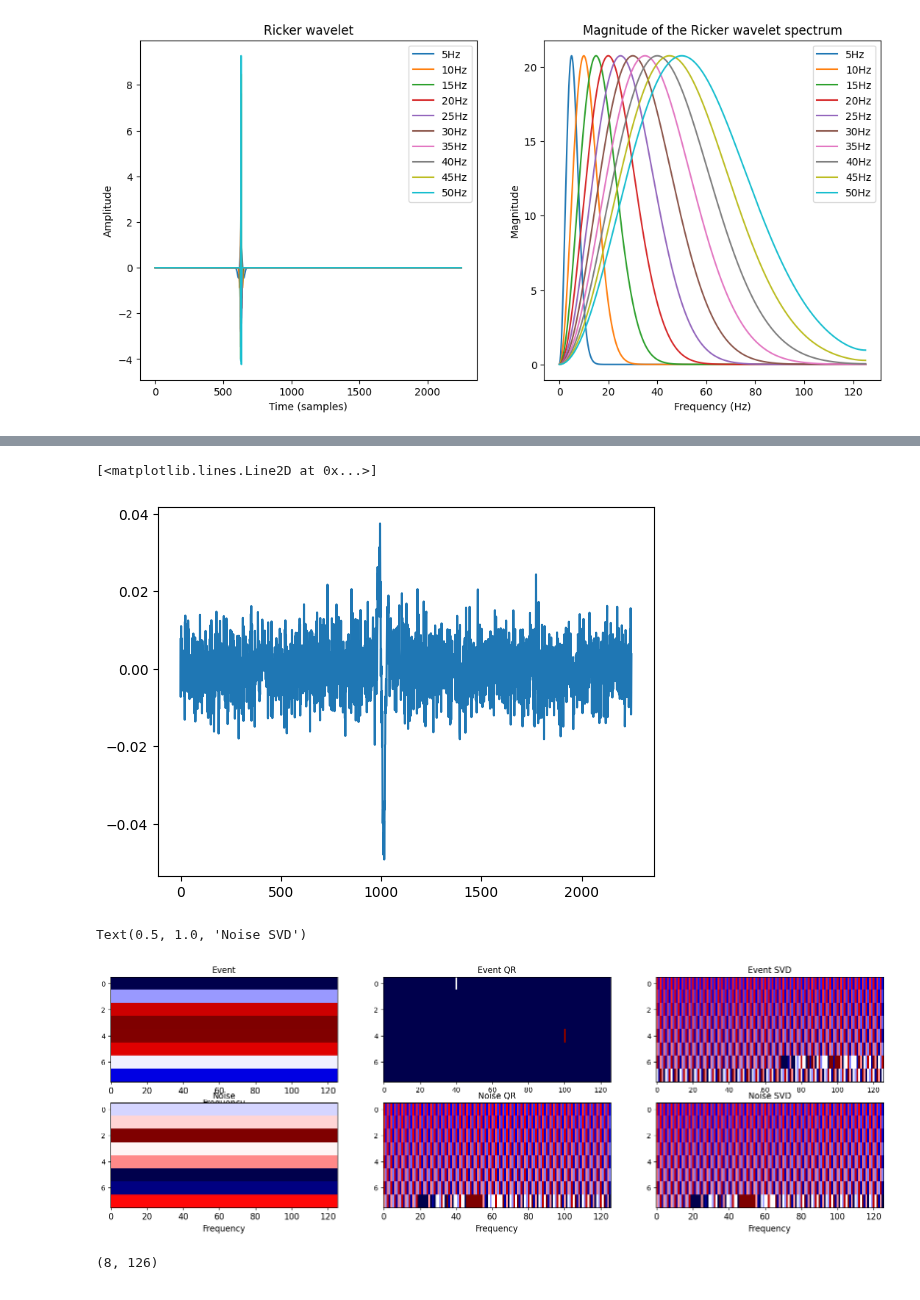
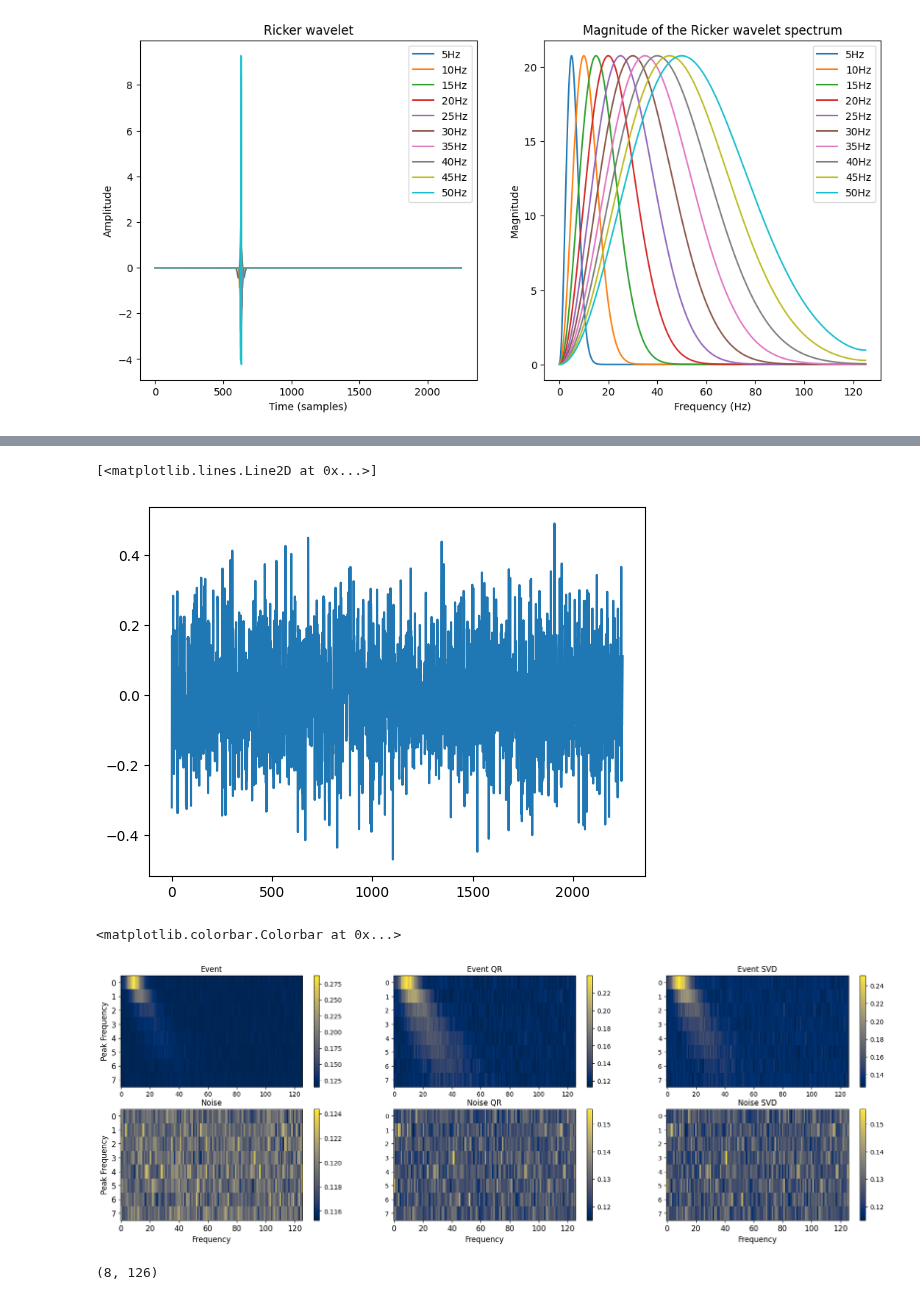
Before and after one commit to aissah/coherence_analysis_histroy, a Jupyter notebook: event_frequency_effects.ipynb, the cells around one changed output, grey strips where cells are left out. Saved outputs shown, nothing was run; the diff lists cells and outputs as text; code cells hidden in the pictures.

Commit message:
frequency dependence

```diff
--- a/event_frequency_effects.ipynb
+++ b/event_frequency_effects.ipynb
@@ -161,9 +161,11 @@ for freq in freqs:
     # create noise
     noise = np.random.normal(scale=1, size=(nr,nc))
     # normalize noise
-    noise = noise / np.linalg.norm(noise)
+    # noise = noise / np.linalg.norm(noise)
+    noise = noise / np.max(noise)
     # scale noise
-    noise = noise * np.max(np.abs(coherence_data)) * 20
+    # noise = noise * np.max(np.abs(coherence_data)) * 20
+    noise = noise * np.max(np.abs(coherence_data)) * 0.1
     # add noise to data
     coherence_data = coherence_data + noise
 
@@ -239,74 +241,75 @@ plt.colorbar()
 plt.plot(coherence_data[19])
 # %% [output]
 [<matplotlib.lines.Line2D at 0x...>]
-[figure, old version]
+[figure, new version]
 # %%
 fsize = 12
 last_freq_index = -1
+cmap = "cividis"
 f_plot = np.linspace(0, 124, num_frames)
-plt.figure(figsize=(20,6))
+plt.figure(figsize=(22,7))
 plt.subplot(2,3,1)
-plt.imshow(event_detection[1:last_freq_index], aspect='auto', cmap='seismic')
+plt.imshow(event_detection[1:last_freq_index], aspect='auto', cmap=cmap)
 # plt.ylabel("Detection parameter",fontsize=fsize)
-# plt.ylabel("Peak Frequency",fontsize=fsize)
+plt.ylabel("Peak Frequency",fontsize=fsize)
+# plt.xlabel("Frequency",fontsize=fsize)
+# plt.xticks(fontsize=fsize)
+plt.yticks(fontsize=fsize)
+plt.title("Event",fontsize=fsize)
+plt.colorbar()
+
+plt.subplot(2,3,4)
+plt.imshow(noise_detection[1:last_freq_index], aspect='auto', cmap=cmap)
+# plt.ylabel("Detection parameter",fontsize=fsize)
+plt.ylabel("Peak Frequency",fontsize=fsize)
 plt.xlabel("Frequency",fontsize=fsize)
 plt.xticks(fontsize=fsize)
-# plt.yticks(fontsize=fsize)
-plt.title("Event",fontsize=fsize)
-# plt.legend(fontsize=fsize)
-
-plt.subplot(2,3,4)
-plt.imshow(noise_detection[1:last_freq_index], aspect='auto', cmap='seismic')
-# plt.ylabel("Detection parameter",fontsize=fsize)
-# plt.ylabel("Peak Frequency",fontsize=fsize)
-plt.xlabel("Frequency",fontsize=fsize)
-plt.xticks(fontsize=fsize)
-# plt.yticks(fontsize=fsize)
+plt.yticks(fontsize=fsize)
 plt.title("Noise",fontsize=fsize)
-# plt.legend(fontsize=fsize)
+plt.colorbar()
 
 plt.subplot(2,3,2)
-plt.imshow(event_detection_qr[1:last_freq_index], aspect='auto', cmap='seismic')
+plt.imshow(event_detection_qr[1:last_freq_index], aspect='auto', cmap=cmap)
 # plt.ylabel("Detection parameter",fontsize=fsize)
 # plt.ylabel("Peak Frequency",fontsize=fsize)
 # plt.xlabel("Frequency",fontsize=fsize)
 # plt.xticks(fontsize=fsize)
 # plt.yticks(fontsize=fsize)
 plt.title("Event QR",fontsize=fsize)
-# plt.legend(fontsize=fsize)
+plt.colorbar()
 
 plt.subplot(2,3,5)
-plt.imshow(noise_detection_qr[1:last_freq_index], aspect='auto', cmap='seismic')
+plt.imshow(noise_detection_qr[1:last_freq_index], aspect='auto', cmap=cmap)
 # plt.ylabel("Detection parameter",fontsize=fsize)
 # plt.ylabel("Peak Frequency",fontsize=fsize)
 plt.xlabel("Frequency",fontsize=fsize)
 plt.xticks(fontsize=fsize)
 # plt.yticks(fontsize=fsize)
 plt.title("Noise QR",fontsize=fsize)
-# plt.legend(fontsize=fsize)
+plt.colorbar()
 
 plt.subplot(2,3,3)
-plt.imshow(event_detection_svd[1:last_freq_index], aspect='auto', cmap='seismic')
+plt.imshow(event_detection_svd[1:last_freq_index], aspect='auto', cmap=cmap)
 # plt.ylabel("Detection parameter",fontsize=fsize)
 # plt.ylabel("Peak Frequency",fontsize=fsize)
 # plt.xlabel("Frequency",fontsize=fsize)
 # plt.xticks(fontsize=fsize)
 # plt.yticks(fontsize=fsize)
 plt.title("Event SVD",fontsize=fsize)
-# plt.legend(fontsize=fsize)
+plt.colorbar()
 
 plt.subplot(2,3,6)
-plt.imshow(noise_detection_qr[1:last_freq_index], aspect='auto', cmap='seismic')
+plt.imshow(noise_detection_qr[1:last_freq_index], aspect='auto', cmap=cmap)
 # plt.ylabel("Detection parameter",fontsize=fsize)
 # plt.ylabel("Peak Frequency",fontsize=fsize)
 plt.xlabel("Frequency",fontsize=fsize)
 plt.xticks(fontsize=fsize)
 # plt.yticks(fontsize=fsize)
 plt.title("Noise SVD",fontsize=fsize)
-# plt.legend(fontsize=fsize)
+plt.colorbar()
 # %% [output]
-Text(0.5, 1.0, 'Noise SVD')
+<matplotlib.colorbar.Colorbar at 0x...>
-[figure, old version]
+[figure, new version]
 # %%
 event_detection[1:last_freq_index].shape
 # %% [output]
```
Also changed, not shown: parts of 4 cells of this notebook.
